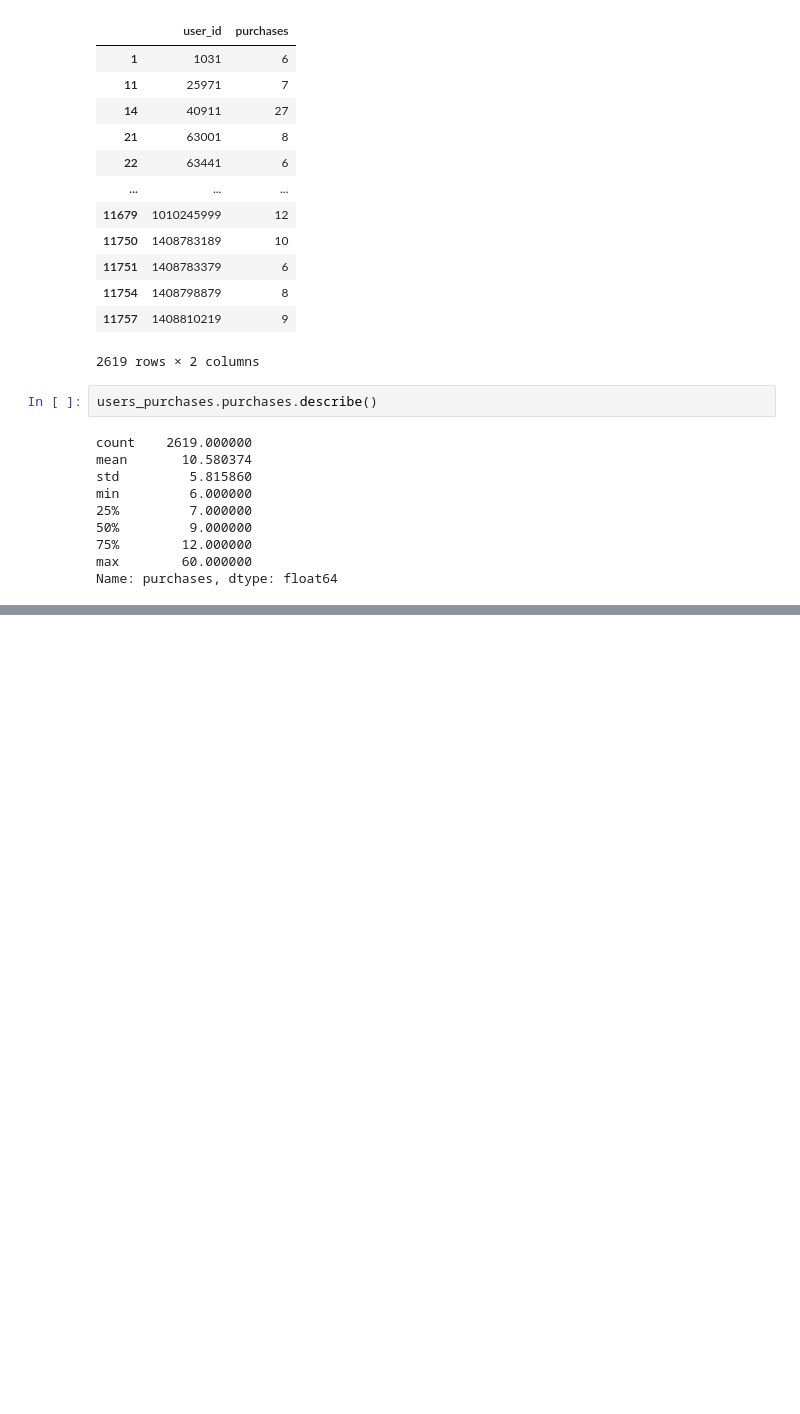
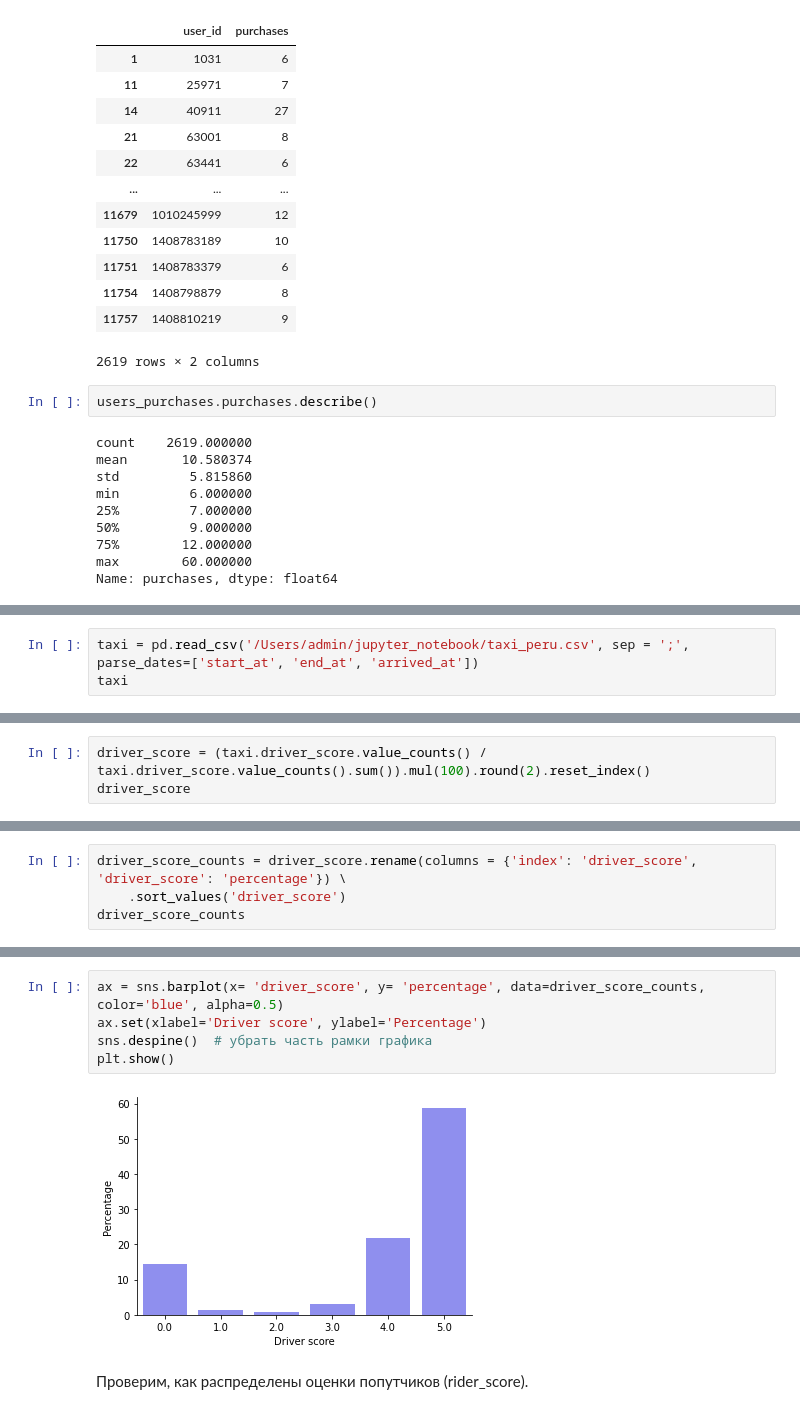
Before and after one commit to MilyaMakarenko/Lecture_notes_on_KarpovCourses, a Jupyter notebook: Lecture_notes_on_KarpovCourses.ipynb, the cells around one changed output, grey strips where cells are left out. Drawn from its saved outputs; the diff is of its cells as text; blank space fills up the shorter version.

```diff
--- a/Lecture_notes_on_KarpovCourses.ipynb
+++ b/Lecture_notes_on_KarpovCourses.ipynb
@@ -1904,0 +2311,3 @@ Name: purchases, dtype: float64
+# %%
+taxi = pd.read_csv('/Users/admin/jupyter_notebook/taxi_peru.csv', sep = ';', parse_dates=['start_at', 'end_at', 'arrived_at'])
+taxi
@@ -1904,0 +2336,3 @@ Name: purchases, dtype: float64
+# %%
+driver_score = (taxi.driver_score.value_counts() / taxi.driver_score.value_counts().sum()).mul(100).round(2).reset_index()
+driver_score
@@ -1904,0 +2347,4 @@ Name: purchases, dtype: float64
+# %%
+driver_score_counts = driver_score.rename(columns = {'index': 'driver_score', 'driver_score': 'percentage'}) \
+    .sort_values('driver_score')
+driver_score_counts
@@ -1904,0 +2359,9 @@ Name: purchases, dtype: float64
+# %%
+ax = sns.barplot(x= 'driver_score', y= 'percentage', data=driver_score_counts, color='blue', alpha=0.5)
+ax.set(xlabel='Driver score', ylabel='Percentage')
+sns.despine()  # убрать часть рамки графика
+plt.show()
+# %% [output]
+[figure, added]
+# %% [markdown]
+Проверим, как распределены оценки попутчиков (rider_score).
```
Also changed, not shown: parts of 93 cells of this notebook.
